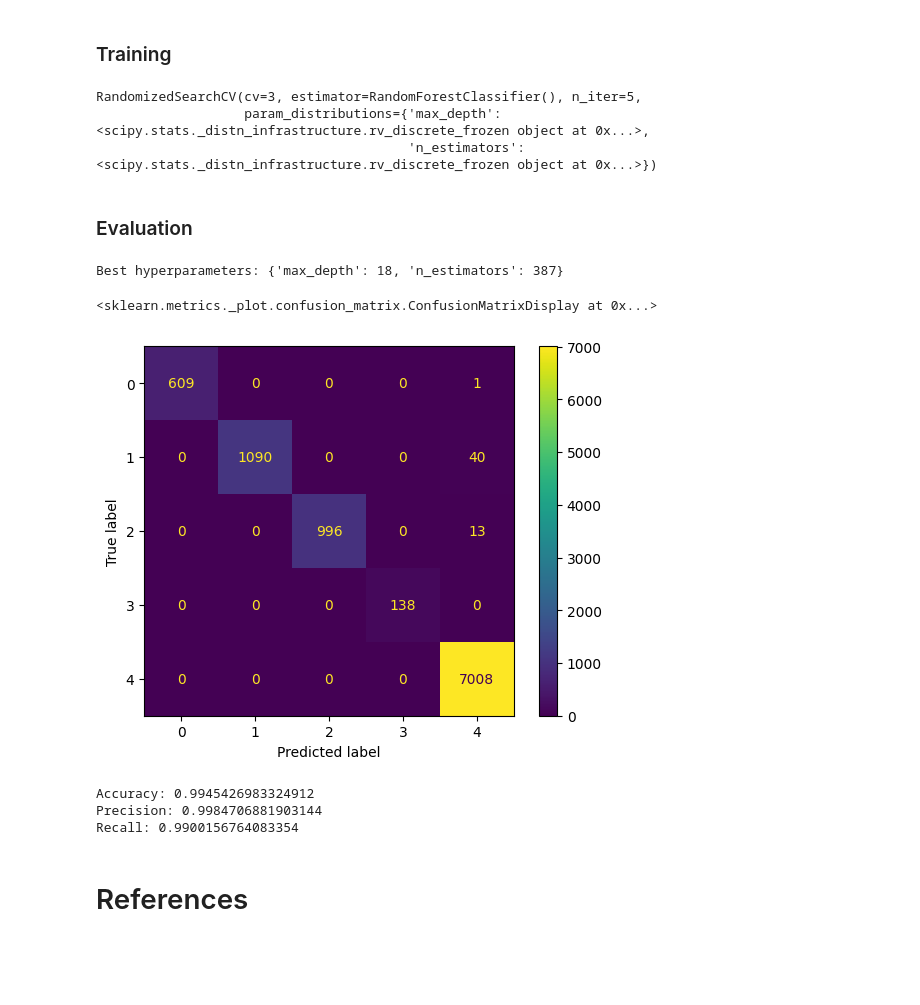
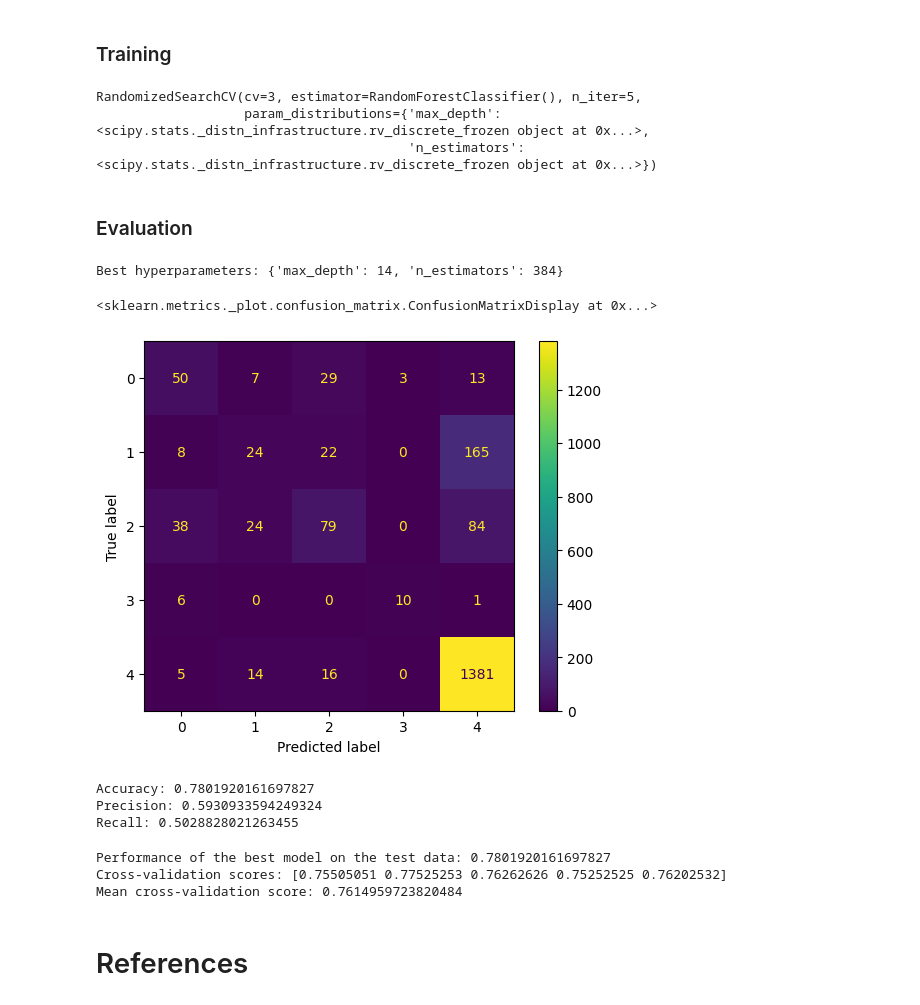
Before and after one commit to noelkronenberg/hub-visa, a Jupyter notebook: 01_random-forest/random-forest.ipynb, the cells around one changed output. Drawn from its saved outputs; the diff is of its cells as text; code cells hidden in the pictures; blank space fills up the shorter version.

Commit message:
added train-test-split

```diff
--- a/01_random-forest/random-forest.ipynb
+++ b/01_random-forest/random-forest.ipynb
@@ -104,47 +153,60 @@ param_dist = {'n_estimators': randint(50,500),
 # %%
 rf_classifier = RandomForestClassifier()
 # %%
-rand_search = RandomizedSearchCV(rf_classifier,
-                                 param_distributions = param_dist,
-                                 n_iter=5,
-                                 cv=3)
+rand_search = RandomizedSearchCV(
+    rf_classifier,
+    param_distributions = param_dist,
+    n_iter = 5,
+    cv = 3
+)
-# %%
-rand_search.fit(df_combined[predictors], df_combined[target])
-# %% [output]
-RandomizedSearchCV(cv=3, estimator=RandomForestClassifier(), n_iter=5,
-                   param_distributions={'max_depth': <scipy.stats._distn_infrastructure.rv_discrete_frozen object at 0x...>,
-                                        'n_estimators': <scipy.stats._distn_infrastructure.rv_discrete_frozen object at 0x...>})
+# %%
+rand_search.fit(X_train, y_train)
+# %% [output]
+RandomizedSearchCV(cv=3, estimator=RandomForestClassifier(), n_iter=5,
+                   param_distributions={'max_depth': <scipy.stats._distn_infrastructure.rv_discrete_frozen object at 0x...>,
+                                        'n_estimators': <scipy.stats._distn_infrastructure.rv_discrete_frozen object at 0x...>})
 # %% [markdown]
 ### Evaluation
 # %%
-best_rf = rand_search.best_estimator_
+best_model = rand_search.best_estimator_
 
 print('Best hyperparameters:',  rand_search.best_params_)
 # %% [output]
-Best hyperparameters: {'max_depth': 18, 'n_estimators': 387}
+Best hyperparameters: {'max_depth': 14, 'n_estimators': 384}
 # %%
-y_pred = best_rf.predict(df_combined[predictors])
+y_pred = best_model.predict(X_test)
 
-cm = confusion_matrix(df_combined[target], y_pred)
+cm = confusion_matrix(y_test, y_pred)
 
 ConfusionMatrixDisplay(confusion_matrix=cm).plot()
 # %% [output]
 <sklearn.metrics._plot.confusion_matrix.ConfusionMatrixDisplay at 0x...>
-[figure, old version]
+[figure, new version]
 # %%
-y_pred = best_rf.predict(df_combined[predictors])
+y_pred = best_model.predict(X_test)
 
-accuracy = accuracy_score(df_combined[target], y_pred)
-precision = precision_score(df_combined[target], y_pred, average='macro')
-recall = recall_score(df_combined[target], y_pred, average='macro')
+accuracy = accuracy_score(y_test, y_pred)
+precision = precision_score(y_test, y_pred, average='macro')
+recall = recall_score(y_test, y_pred, average='macro')
 
 print("Accuracy:", accuracy)
 print("Precision:", precision)
 print("Recall:", recall)
 # %% [output]
-Accuracy: 0.9945426983324912
-Precision: 0.9984706881903144
-Recall: 0.9900156764083354
+Accuracy: 0.7801920161697827
+Precision: 0.5930933594249324
+Recall: 0.5028828021263455
+# %%
+best_model_score = best_model.score(X_test, y_test)
+cv_scores = cross_val_score(best_model, X_test, y_test, cv=5)
+
+print("Performance of the best model on the test data:", best_model_score)
+print("Cross-validation scores:", cv_scores)
+print("Mean cross-validation score:", cv_scores.mean())
+# %% [output]
+Performance of the best model on the test data: 0.7801920161697827
+Cross-validation scores: [0.75505051 0.77525253 0.76262626 0.75252525 0.76202532]
+Mean cross-validation score: 0.7614959723820484
 # %% [markdown]
 # References
 # %% [markdown]
```
Also changed, not shown: parts of 12 cells of this notebook.
